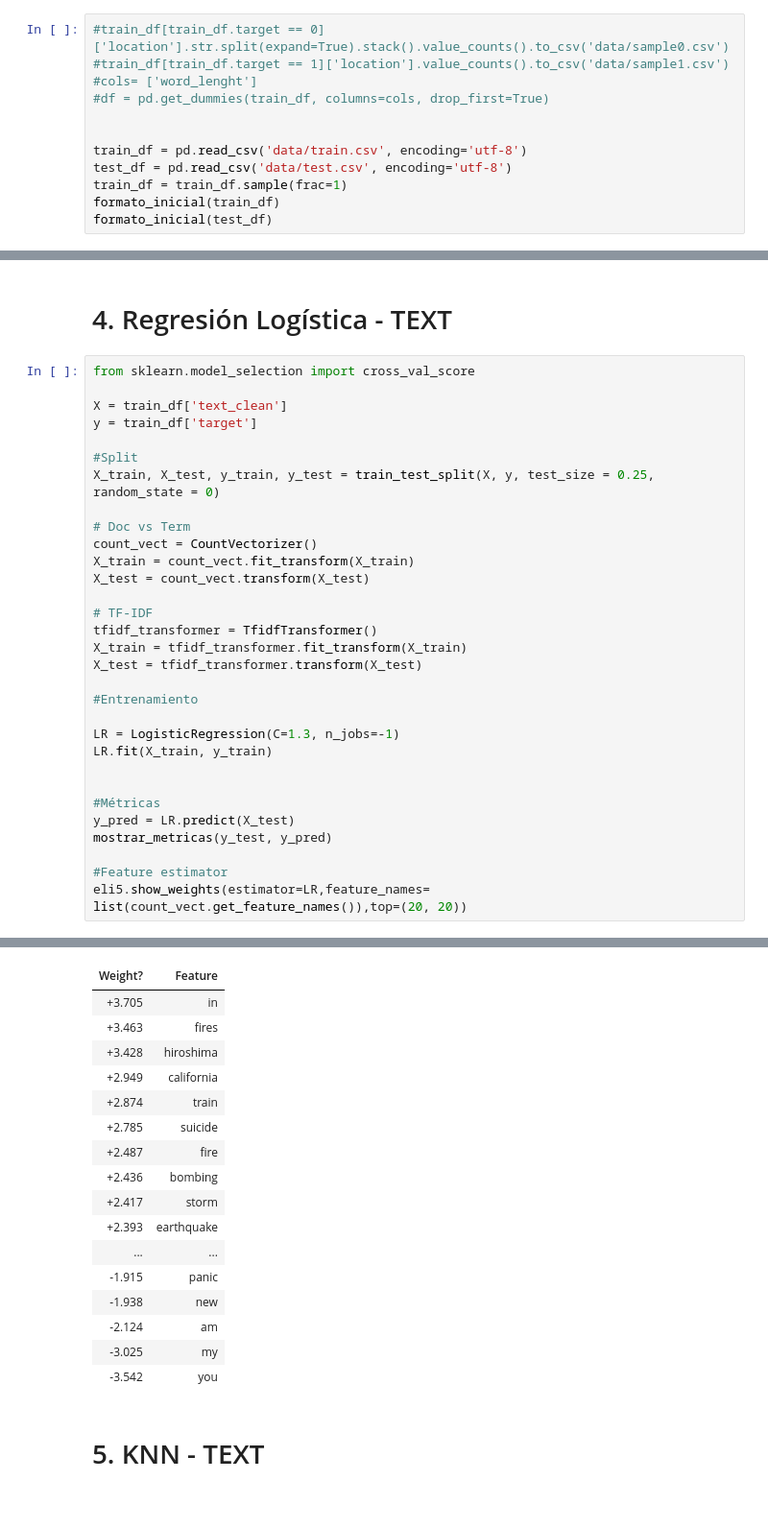
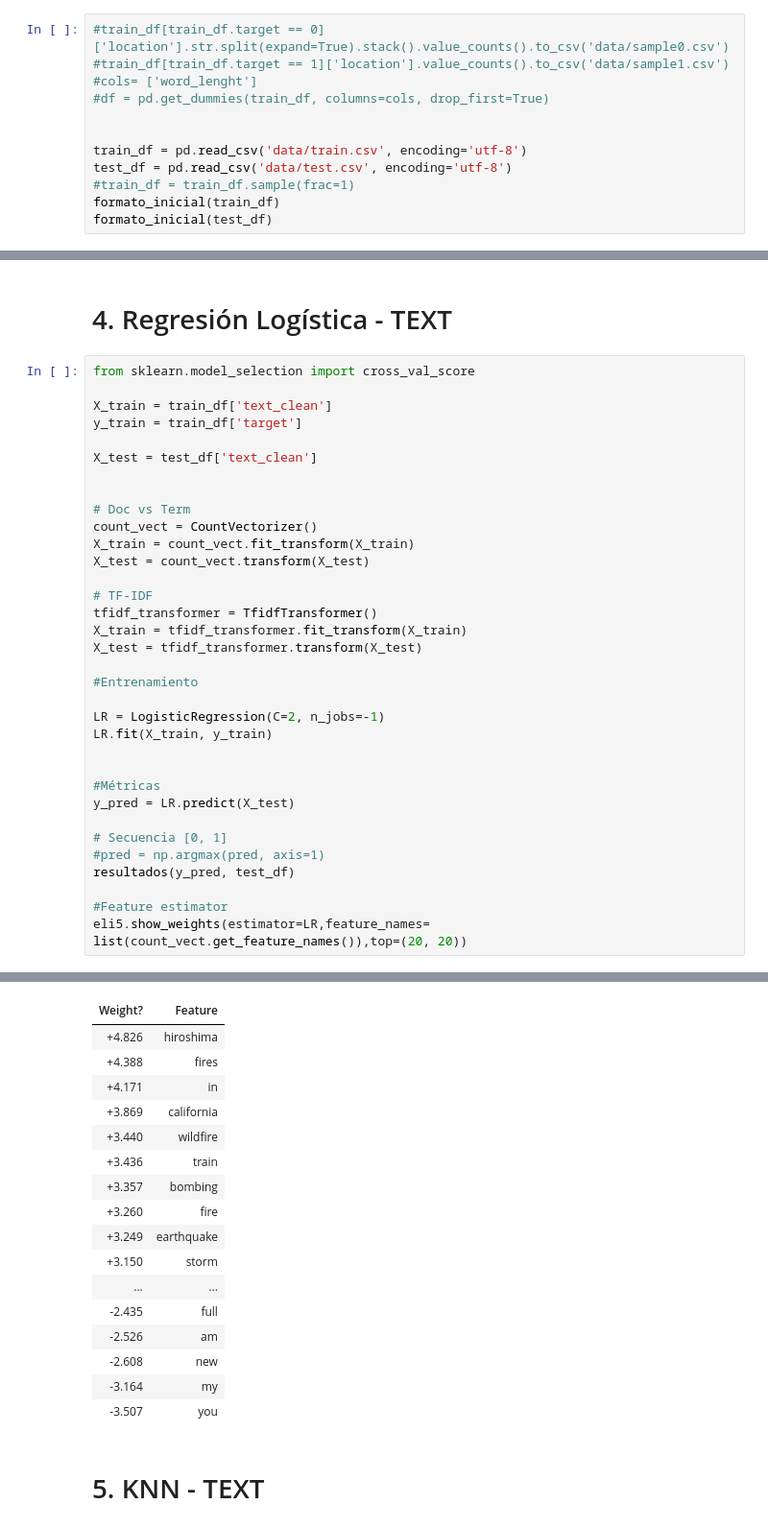
Before and after one commit to delpinor/datos7506, a Jupyter notebook: TP2 - ML.ipynb, the cells around one changed output, grey strips where cells are left out. Shown at 96% size. Cells and saved outputs as stored; diff of their text form.

```diff
--- a/TP2 - ML.ipynb
+++ b/TP2 - ML.ipynb
@@ -569,7 +672,7 @@ def formato_inicial(df):
 
 train_df = pd.read_csv('data/train.csv', encoding='utf-8')
 test_df = pd.read_csv('data/test.csv', encoding='utf-8')
-train_df = train_df.sample(frac=1)
+#train_df = train_df.sample(frac=1)
 formato_inicial(train_df)
 formato_inicial(test_df)
 # %%
@@ -1168,11 +1382,11 @@ ROC:
 # %%
 from sklearn.model_selection import cross_val_score
 
-X = train_df['text_clean']
-y = train_df['target']
+X_train = train_df['text_clean']
+y_train = train_df['target']
 
-#Split
-X_train, X_test, y_train, y_test = train_test_split(X, y, test_size = 0.25, random_state = 0)
+X_test = test_df['text_clean']
+
 
 # Doc vs Term
 count_vect = CountVectorizer()
@@ -1186,13 +1400,16 @@ X_test = tfidf_transformer.transform(X_test)
 
 #Entrenamiento
 
-LR = LogisticRegression(C=1.3, n_jobs=-1)
+LR = LogisticRegression(C=2, n_jobs=-1)
 LR.fit(X_train, y_train)
 
 
 #Métricas
 y_pred = LR.predict(X_test)
-mostrar_metricas(y_test, y_pred)
+
+# Secuencia [0, 1]
+#pred = np.argmax(pred, axis=1)
+resultados(y_pred, test_df)
 
 #Feature estimator
 eli5.show_weights(estimator=LR,feature_names= list(count_vect.get_feature_names()),top=(20, 20))
@@ -1217,20 +1418,20 @@ y=1 top features
 | Weight? | Feature |
-| +3.705 | in |
-| +3.463 | fires |
-| +3.428 | hiroshima |
-| +2.949 | california |
-| +2.874 | train |
-| +2.785 | suicide |
-| +2.487 | fire |
-| +2.436 | bombing |
-| +2.417 | storm |
-| +2.393 | earthquake |
+| +4.826 | hiroshima |
+| +4.388 | fires |
+| +4.171 | in |
+| +3.869 | california |
+| +3.440 | wildfire |
+| +3.436 | train |
+| +3.357 | bombing |
+| +3.260 | fire |
+| +3.249 | earthquake |
+| +3.150 | storm |
 | ... | ... |
-| -1.915 | panic |
-| -1.938 | new |
-| -2.124 | am |
-| -3.025 | my |
-| -3.542 | you |
+| -2.435 | full |
+| -2.526 | am |
+| -2.608 | new |
+| -3.164 | my |
+| -3.507 | you |
 # %% [markdown]
 # 5. KNN - TEXT
 # %%
```
Also changed, not shown: parts of 12 cells of this notebook, 1 other file.
